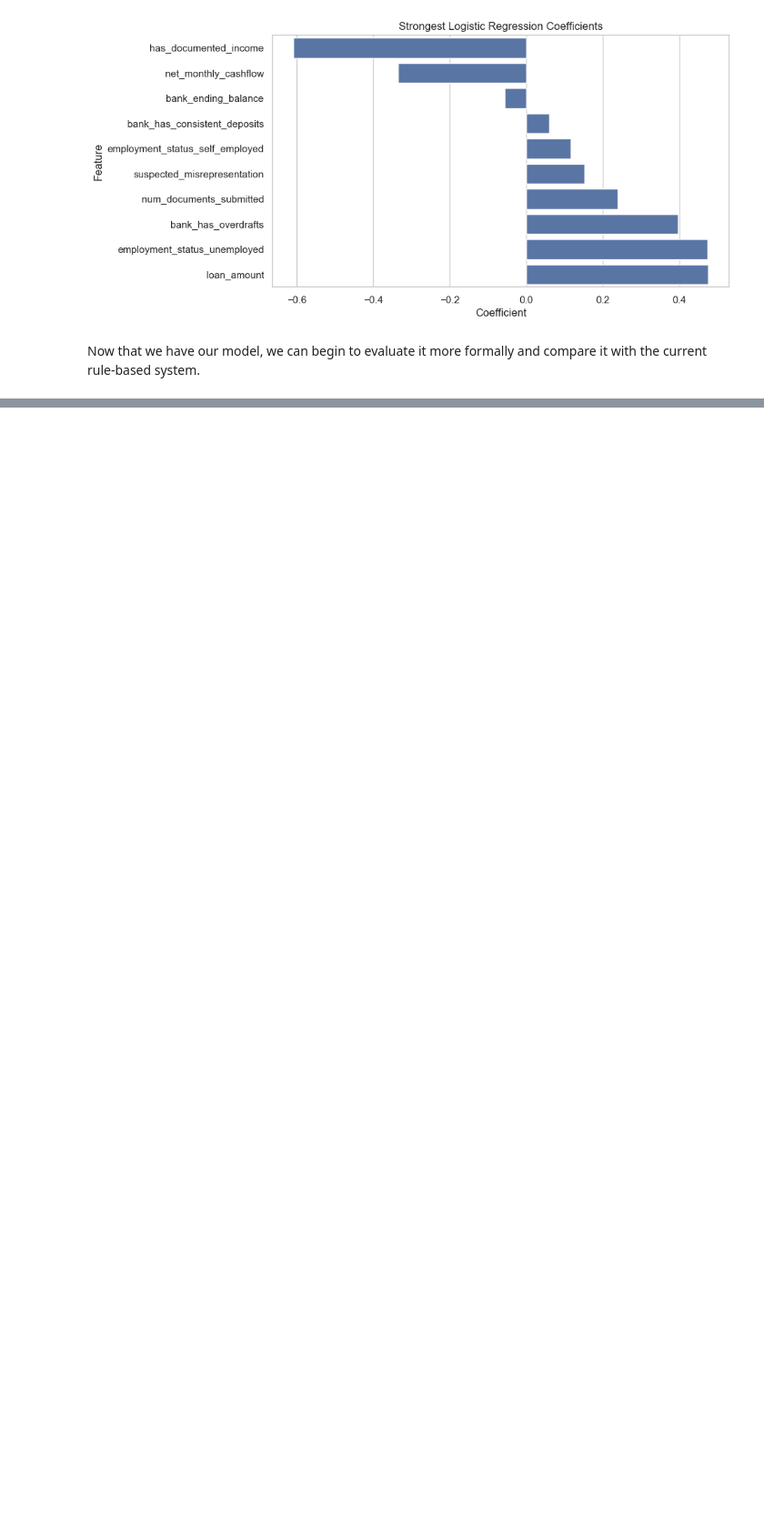
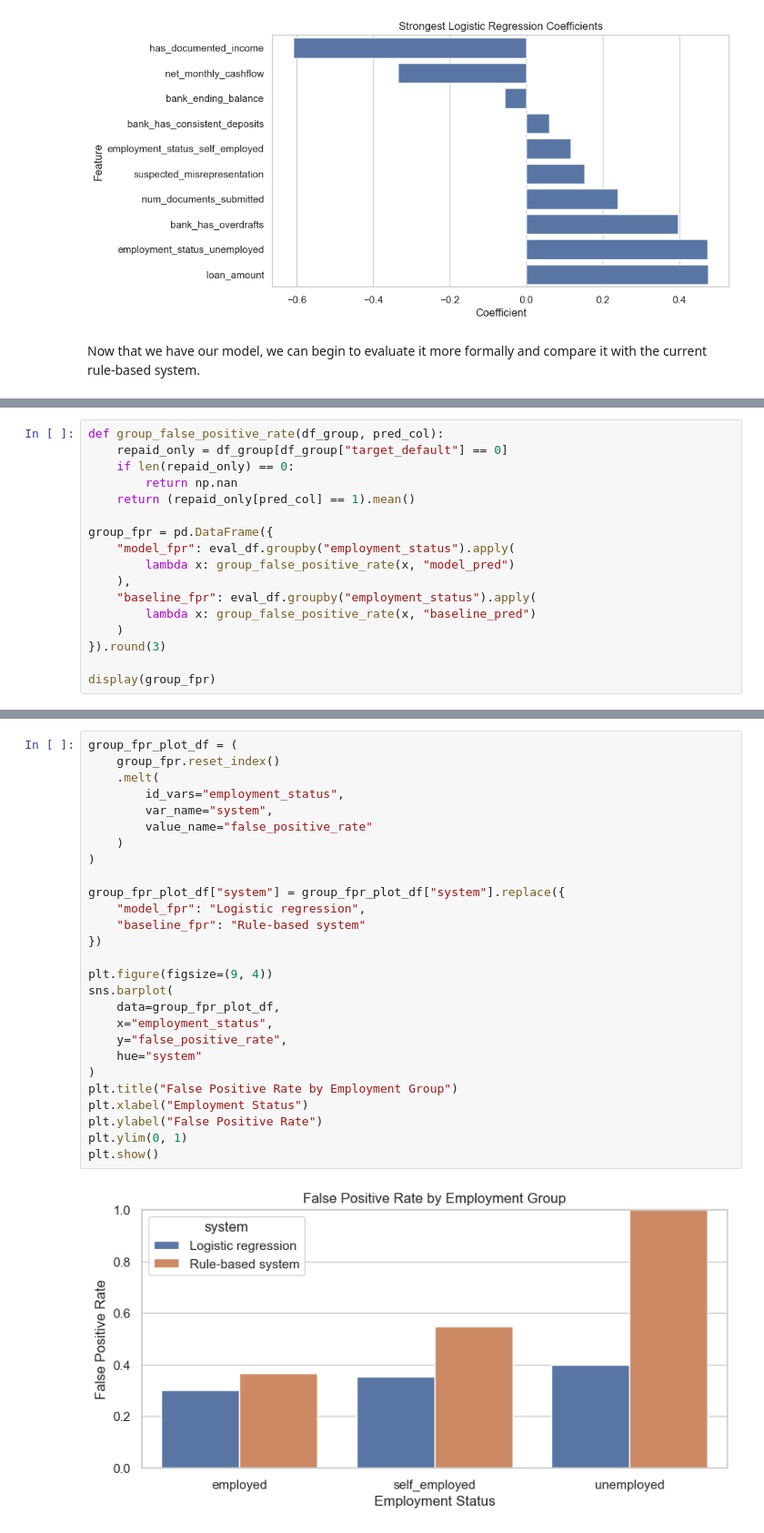
Before and after one commit to manavV245/loan-default-predictor, a Jupyter notebook: notebooks/ML_take_home.ipynb, the cells around one changed output, grey strips where cells are left out. Shown at 91% size. Saved outputs shown, nothing was run; the diff lists cells and outputs as text; blank space fills up the shorter version.

```diff
--- a/notebooks/ML_take_home.ipynb
+++ b/notebooks/ML_take_home.ipynb
@@ -550,0 +793,17 @@ Now that we have our model, we can begin to evaluate it more formally and compar
+# %%
+def group_false_positive_rate(df_group, pred_col):
+    repaid_only = df_group[df_group["target_default"] == 0]
+    if len(repaid_only) == 0:
+        return np.nan
+    return (repaid_only[pred_col] == 1).mean()
+
+group_fpr = pd.DataFrame({
+    "model_fpr": eval_df.groupby("employment_status").apply(
+        lambda x: group_false_positive_rate(x, "model_pred")
+    ),
+    "baseline_fpr": eval_df.groupby("employment_status").apply(
+        lambda x: group_false_positive_rate(x, "baseline_pred")
+    )
+}).round(3)
+
+display(group_fpr)
@@ -550,0 +816,29 @@ Now that we have our model, we can begin to evaluate it more formally and compar
+# %%
+group_fpr_plot_df = (
+    group_fpr.reset_index()
+    .melt(
+        id_vars="employment_status",
+        var_name="system",
+        value_name="false_positive_rate"
+    )
+)
+
+group_fpr_plot_df["system"] = group_fpr_plot_df["system"].replace({
+    "model_fpr": "Logistic regression",
+    "baseline_fpr": "Rule-based system"
+})
+
+plt.figure(figsize=(9, 4))
+sns.barplot(
+    data=group_fpr_plot_df,
+    x="employment_status",
+    y="false_positive_rate",
+    hue="system"
+)
+plt.title("False Positive Rate by Employment Group")
+plt.xlabel("Employment Status")
+plt.ylabel("False Positive Rate")
+plt.ylim(0, 1)
+plt.show()
+# %% [output]
+[figure, added]
```
Also changed, not shown: parts of 22 cells of this notebook.
